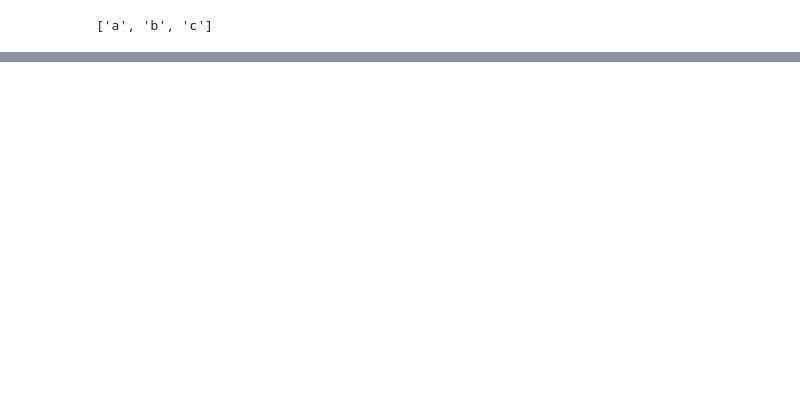
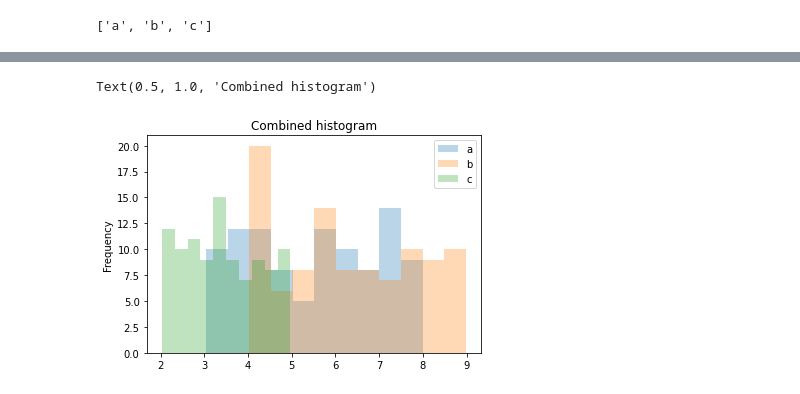
Before and after one commit to joaovicente/pandas-101, a Jupyter notebook: pandas-101.ipynb, the cells around one changed output, grey strips where cells are left out. Drawn from its saved outputs; the diff is of its cells as text; code cells hidden in the pictures; blank space fills up the shorter version.

```diff
--- a/pandas-101.ipynb
+++ b/pandas-101.ipynb
@@ -147,3 +148,11 @@ dtype: object
+# %%
+# Joined histogram
+dfg['attr1'].plot(kind='hist', alpha=0.3)
+plt.legend()
+plt.title("Combined histogram")
+# %% [output]
+Text(0.5, 1.0, 'Combined histogram')
+[figure, added]
 # %%
 ax = plt.figure().gca()
 ax.xaxis.set_ticklabels([])
```
Also changed, not shown: parts of 7 cells of this notebook.
